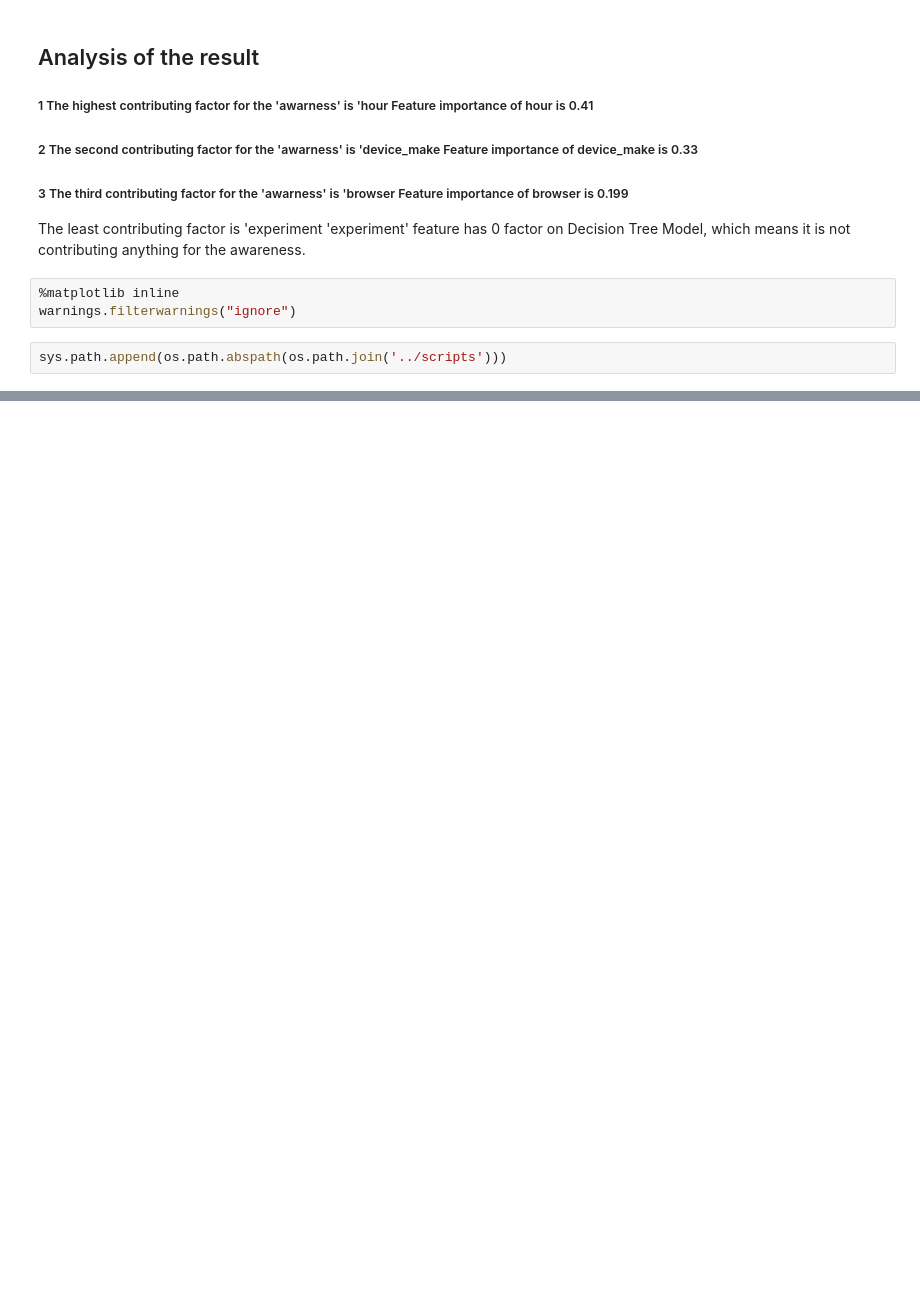
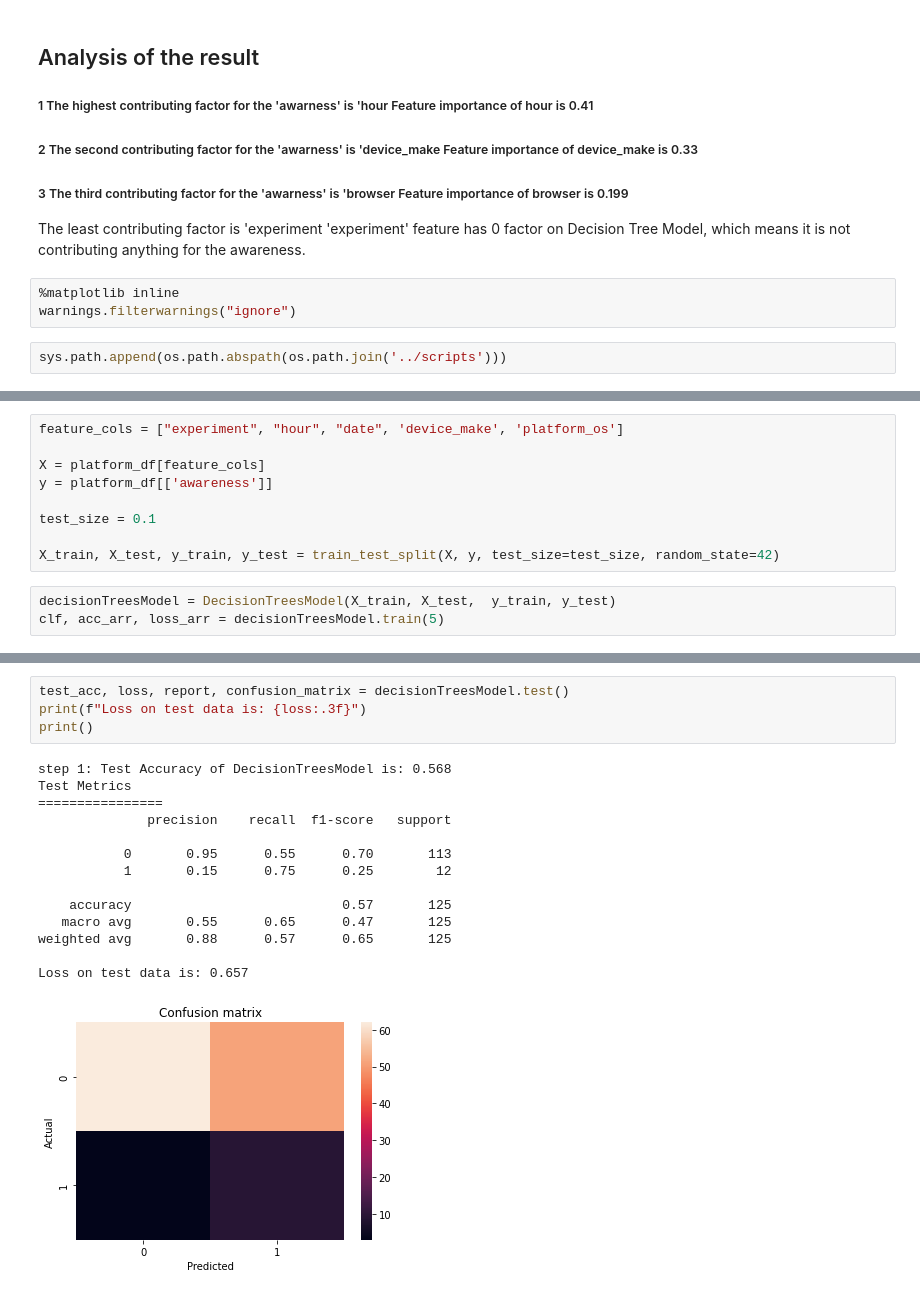
Before and after one commit to AB-Hypothesis-Testing/AB-Testing, a Jupyter notebook: notebooks/AB_Testing_Machine_learning.ipynb, the cells around one changed output, grey strips where cells are left out. Saved outputs shown, nothing was run; the diff lists cells and outputs as text; blank space fills up the shorter version.

```diff
--- a/notebooks/AB_Testing_Machine_learning.ipynb
+++ b/notebooks/AB_Testing_Machine_learning.ipynb
@@ -300,0 +323,12 @@ sys.path.append(os.path.abspath(os.path.join('../scripts')))
+# %%
+feature_cols = ["experiment", "hour", "date", 'device_make', 'platform_os']
+
+X = platform_df[feature_cols]
+y = platform_df[['awareness']]
+
+test_size = 0.1
+
+X_train, X_test, y_train, y_test = train_test_split(X, y, test_size=test_size, random_state=42)
+# %%
+decisionTreesModel = DecisionTreesModel(X_train, X_test,  y_train, y_test)
+clf, acc_arr, loss_arr = decisionTreesModel.train(5)
@@ -300,0 +350,19 @@ sys.path.append(os.path.abspath(os.path.join('../scripts')))
+# %%
+test_acc, loss, report, confusion_matrix = decisionTreesModel.test()
+print(f"Loss on test data is: {loss:.3f}")
+print()
+# %% [output]
+step 1: Test Accuracy of DecisionTreesModel is: 0.568
+Test Metrics
+================
+              precision    recall  f1-score   support
+
+           0       0.95      0.55      0.70       113
+           1       0.15      0.75      0.25        12
+
+    accuracy                           0.57       125
+   macro avg       0.55      0.65      0.47       125
+weighted avg       0.88      0.57      0.65       125
+
+Loss on test data is: 0.657
+[figure, added]
```
Also changed, not shown: parts of 13 cells of this notebook.
